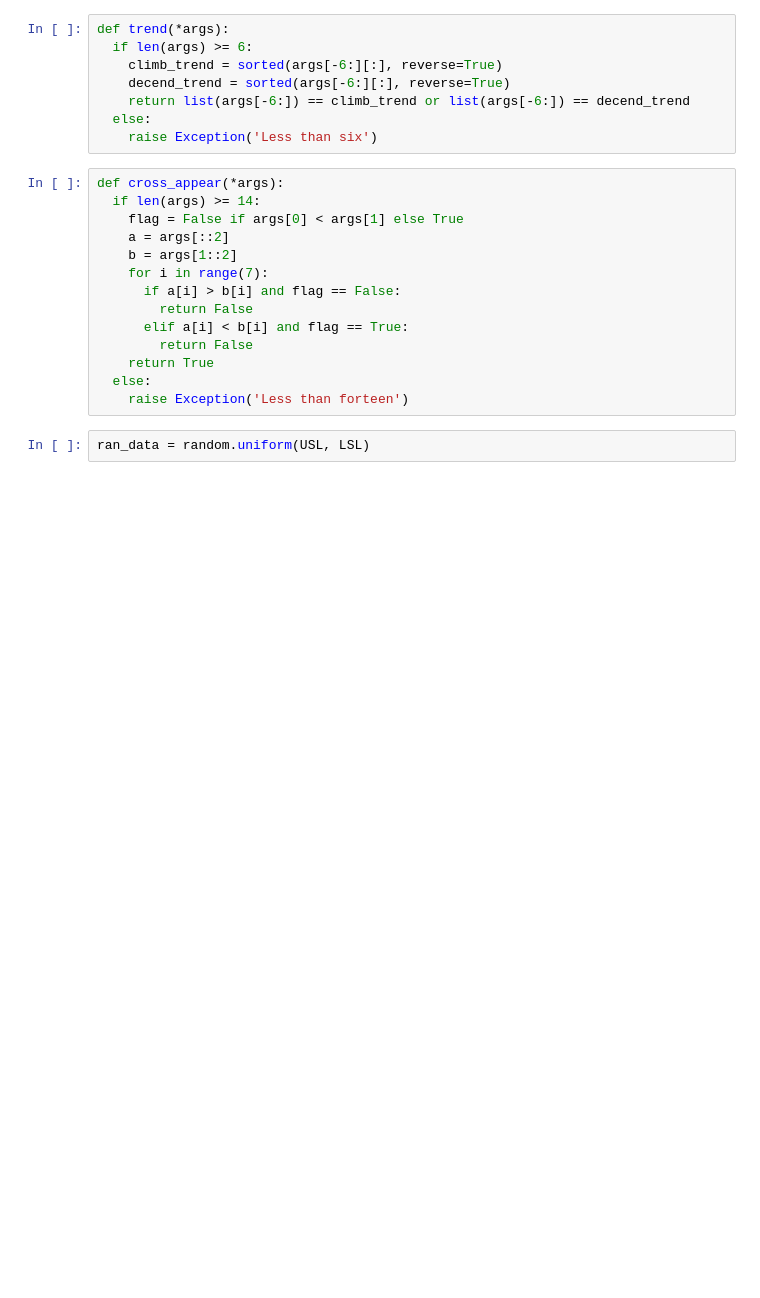
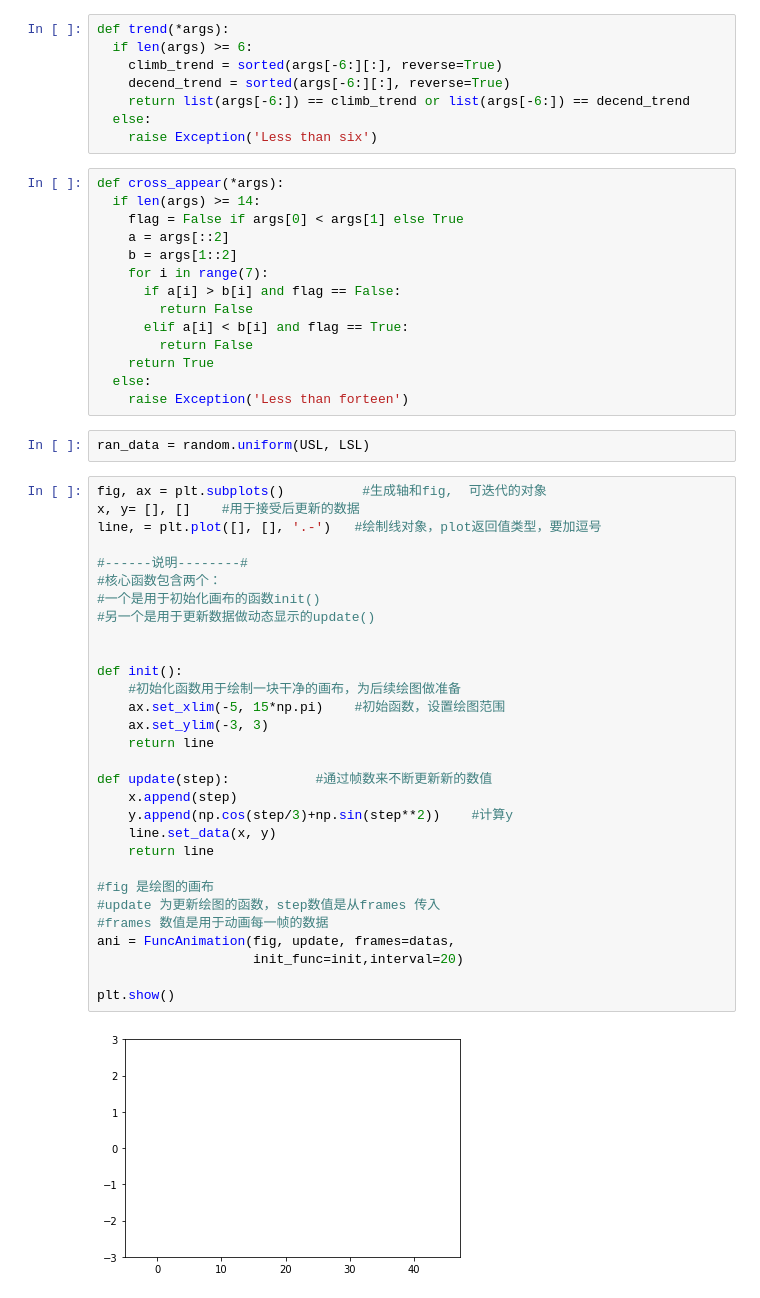
Before and after one commit to yeswhos/Code-Practice, a Jupyter notebook: Foxcoon_contest.ipynb, the cells around one changed output. Drawn from its saved outputs; the diff is of its cells as text; blank space fills up the shorter version.

```diff
--- a/Foxcoon_contest.ipynb
+++ b/Foxcoon_contest.ipynb
@@ -69,3 +71,35 @@ def cross_appear(*args):
     raise Exception('Less than forteen')
 # %%
 ran_data = random.uniform(USL, LSL)
+# %%
+fig, ax = plt.subplots()          #生成轴和fig,  可迭代的对象
+x, y= [], []    #用于接受后更新的数据
+line, = plt.plot([], [], '.-')   #绘制线对象，plot返回值类型，要加逗号
+
+#------说明--------#
+#核心函数包含两个：
+#一个是用于初始化画布的函数init()
+#另一个是用于更新数据做动态显示的update()
+
+
+def init():
+	#初始化函数用于绘制一块干净的画布，为后续绘图做准备
+    ax.set_xlim(-5, 15*np.pi)    #初始函数，设置绘图范围
+    ax.set_ylim(-3, 3)
+    return line
+
+def update(step):           #通过帧数来不断更新新的数值
+    x.append(step)
+    y.append(np.cos(step/3)+np.sin(step**2))    #计算y
+    line.set_data(x, y)
+    return line
+
+#fig 是绘图的画布
+#update 为更新绘图的函数，step数值是从frames 传入
+#frames 数值是用于动画每一帧的数据
+ani = FuncAnimation(fig, update, frames=datas,
+                    init_func=init,interval=20)
+
+plt.show()
+# %% [output]
+[figure, added]
```
Also changed, not shown: parts of 5 cells of this notebook.
